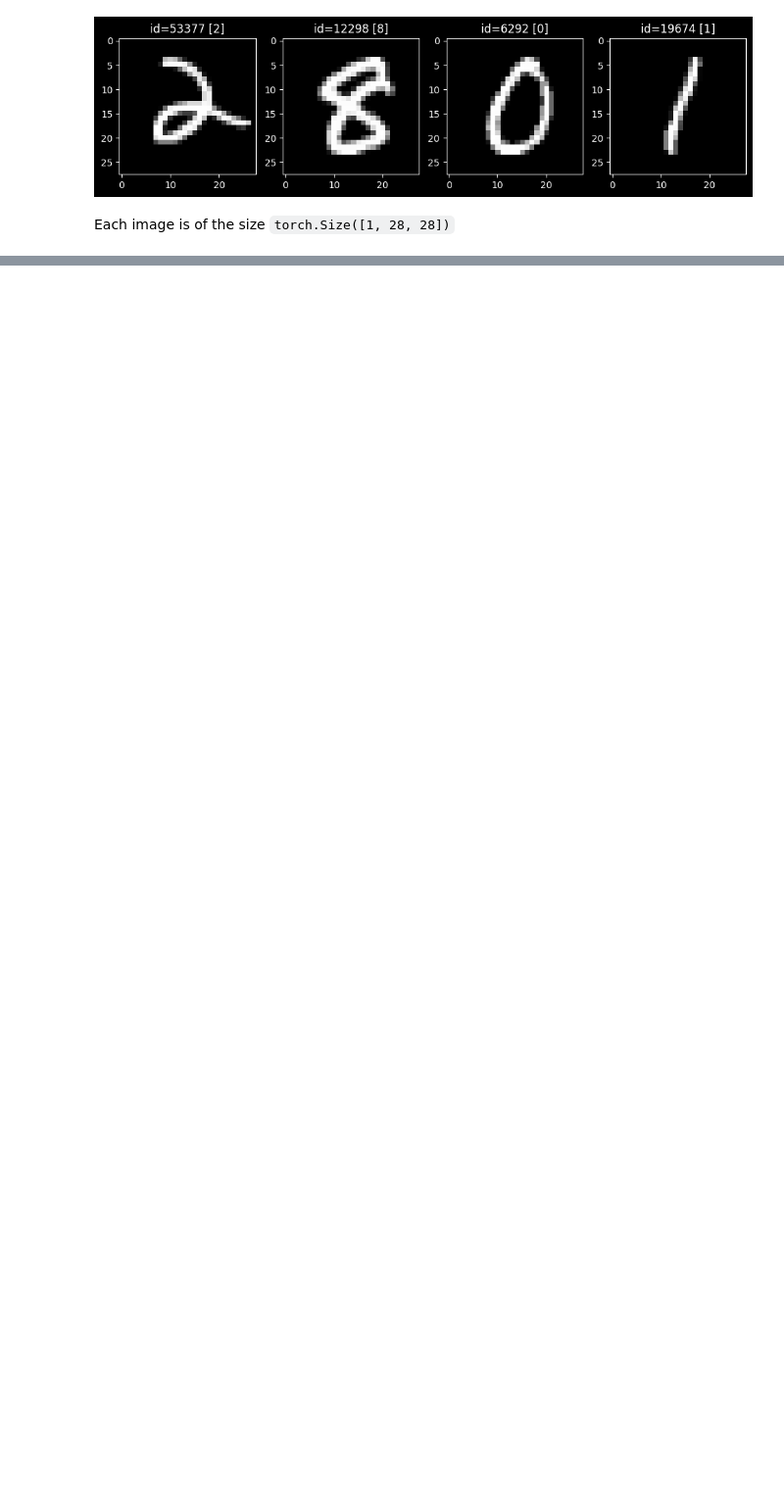
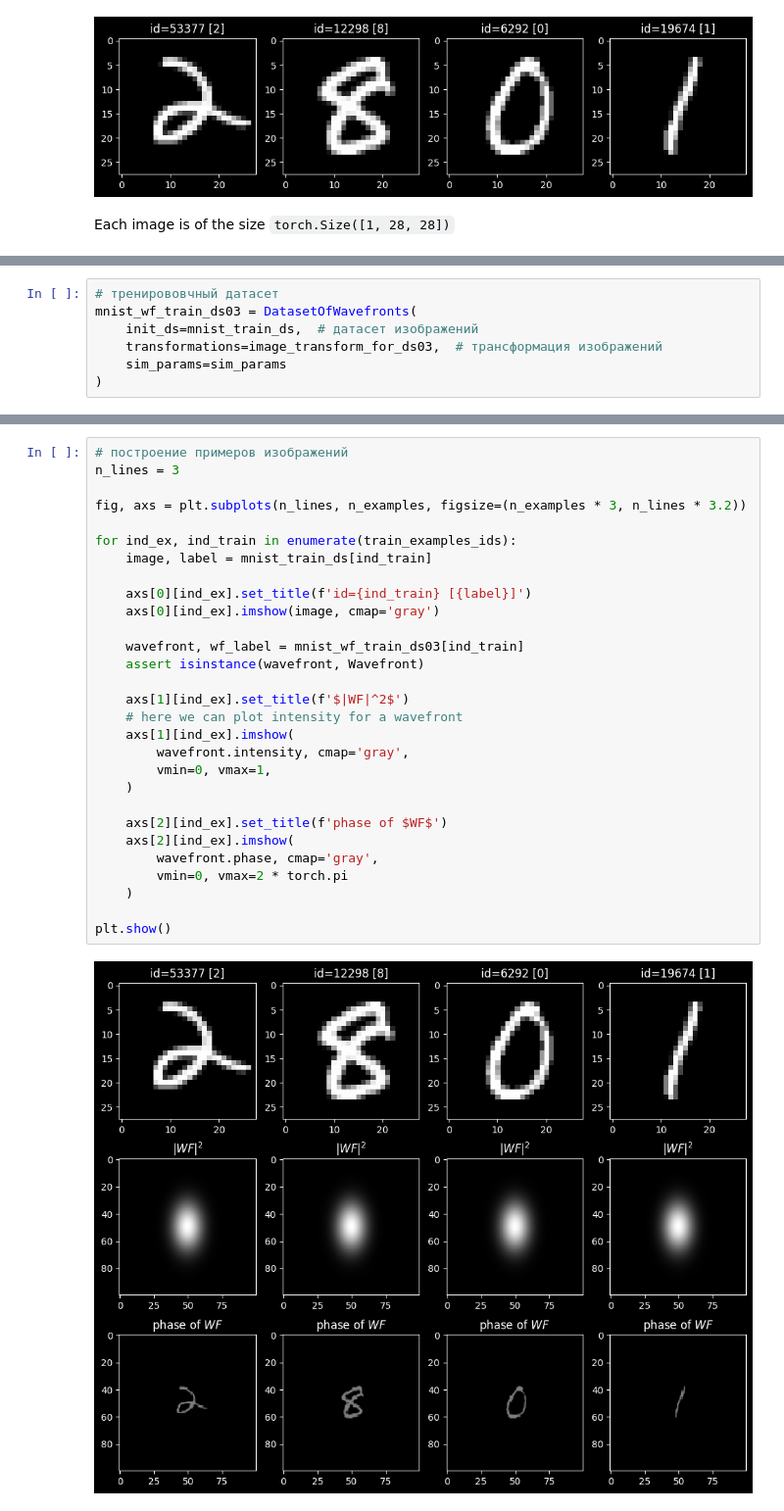
Before and after one commit to CompPhysLab/SVETlANNa.docs, a Jupyter notebook: examples_ru/pipelines/01_datasets.ipynb, the cells around one changed output, grey strips where cells are left out. Shown: that part at 98% size. Cells and saved outputs as stored; diff of their text form; blank space fills up the shorter version.

Commit message:
01_datasets translation

```diff
--- a/examples_ru/pipelines/01_datasets.ipynb
+++ b/examples_ru/pipelines/01_datasets.ipynb
@@ -280,0 +163,7 @@ plt.show()
+# %%
+# тренирововчный датасет
+mnist_wf_train_ds03 = DatasetOfWavefronts(
+    init_ds=mnist_train_ds,  # датасет изображений
+    transformations=image_transform_for_ds03,  # трансформация изображений
+    sim_params=sim_params
+)
@@ -280,0 +172,31 @@ plt.show()
+# %%
+# построение примеров изображений
+n_lines = 3
+
+fig, axs = plt.subplots(n_lines, n_examples, figsize=(n_examples * 3, n_lines * 3.2))
+
+for ind_ex, ind_train in enumerate(train_examples_ids):
+    image, label = mnist_train_ds[ind_train]
+
+    axs[0][ind_ex].set_title(f'id={ind_train} [{label}]')
+    axs[0][ind_ex].imshow(image, cmap='gray')
+
+    wavefront, wf_label = mnist_wf_train_ds03[ind_train]
+    assert isinstance(wavefront, Wavefront)
+
+    axs[1][ind_ex].set_title(f'$|WF|^2$')
+    # here we can plot intensity for a wavefront
+    axs[1][ind_ex].imshow(
+        wavefront.intensity, cmap='gray',
+        vmin=0, vmax=1,
+    )
+
+    axs[2][ind_ex].set_title(f'phase of $WF$')
+    axs[2][ind_ex].imshow(
+        wavefront.phase, cmap='gray',
+        vmin=0, vmax=2 * torch.pi
+    )
+
+plt.show()
+# %% [output]
+[figure, added]
```
Also changed, not shown: parts of 39 cells of this notebook, 1 other file.
